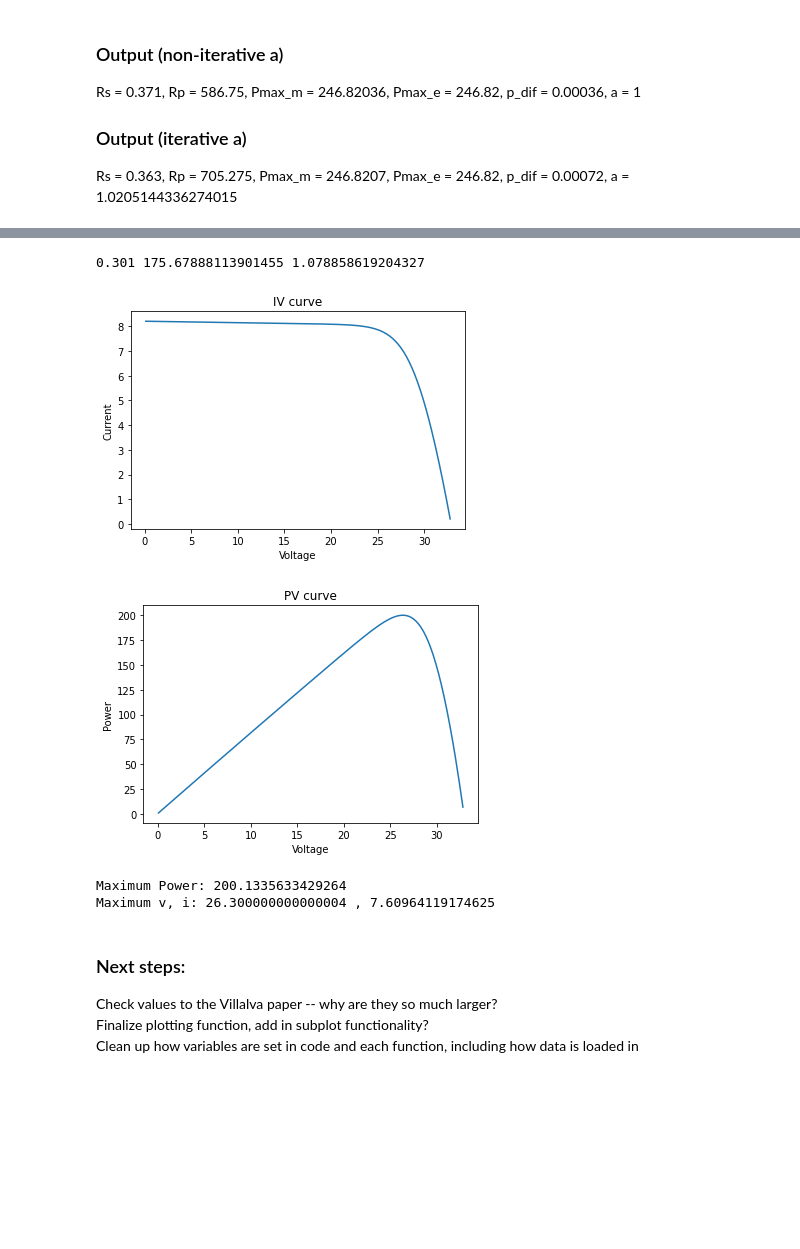
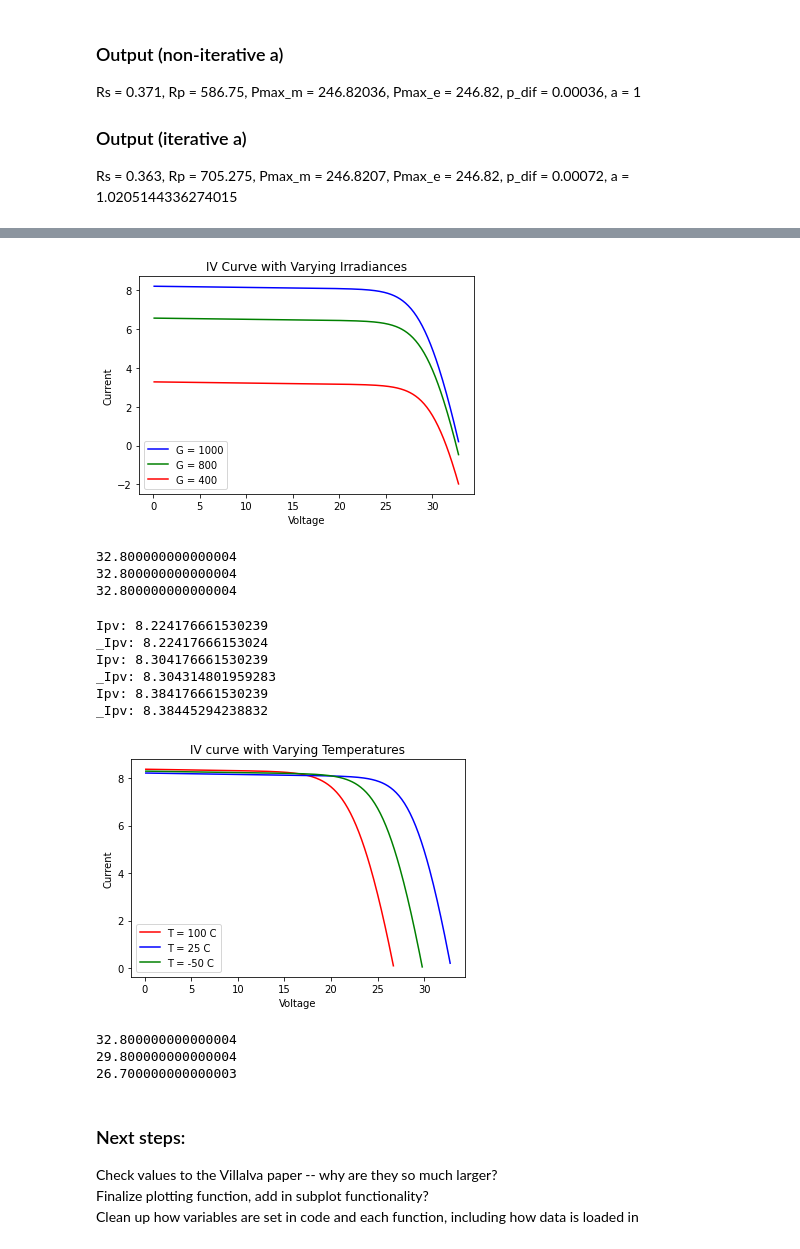
Before and after one commit to margot03/InSIGHT, a Jupyter notebook: Resistor_iteration.ipynb, the cells around one changed output, grey strips where cells are left out. Drawn from its saved outputs; the diff is of its cells as text; code cells hidden in the pictures; blank space fills up the shorter version.

Commit message:
perf: Fixed temperatures! And added demo file

```diff
--- a/Resistor_iteration.ipynb
+++ b/Resistor_iteration.ipynb
@@ -102,27 +128,64 @@ Rs = 0.363, Rp = 705.275, Pmax_m = 246.8207, Pmax_e = 246.82, p_dif = 0.00072, a
 # %%
 # utilize PvModel class to intialize model and plot IV and PV curves
 
-pv_mod = pv_model_class.PvModel(Iscn, Vocn, Imp, Vmp, Kv, Ki, Ns, Gn, Tn, Egap, 0.0001)
-Rs, Rp, a = pv_mod.find_resistors()
-print(Rs, Rp, a)
-v, i, P = pv_mod.power(Rs, Rp, a)
-
-pv_mod._plot(v, i, 'Voltage', 'Current', 'IV curve')
-pv_mod._plot(v, P, 'Voltage', 'Power', 'PV curve')
-P_max = np.argmax(P)
-print('Maximum Power:', P[P_max])
-print('Maximum v, i:', v[P_max],",",i[P_max])
+G = Gn
+pv_mod_nom = pv_model_class.PvModel(Iscn, Vocn, Imp, Vmp, Kv, Ki, Ns, Gn, Gn, Tn, Tn, Egap, 0.0001)
+pv_mod_dif1 = pv_model_class.PvModel(Iscn, Vocn, Imp, Vmp, Kv, Ki, Ns, Gn, 800, Tn, Tn, Egap, 0.0001)
+pv_mod_dif2 = pv_model_class.PvModel(Iscn, Vocn, Imp, Vmp, Kv, Ki, Ns, Gn, 400, Tn, Tn, Egap, 0.0001)
+Rs, Rp, a = pv_mod_nom.find_resistors()
+v_n, i_n, P_n = pv_mod_nom.power(Rs, Rp, a)
+v_d1, i_d1, P_d1 = pv_mod_dif1.power(Rs, Rp, a)
+v_d2, i_d2, P_d2 = pv_mod_dif2.power(Rs, Rp, a)
-# %% [output]
-0.301 175.67888113901455 1.078858619204327
-[figure, removed]
-[figure, removed]
-Maximum Power: 200.1335633429264
-Maximum v, i: 26.300000000000004 , 7.60964119174625
 # %%
 # plot IV curve
-fig1 = plt.figure(1)
-plt.plot(v, i)
+plt.plot(v_n, i_n, 'b', label='G = 1000')
+plt.plot(v_d1, i_d1, 'g', label='G = 800')
+plt.plot(v_d2, i_d2, 'r', label='G = 400')
 plt.xlabel('Voltage')
 plt.ylabel('Current')
-plt.title('IV curve')
+plt.title('IV Curve with Varying Irradiances')
+plt.legend()
 plt.show()
+
+print(v_n[len(v_n)-1])
+print(v_d1[len(v_d1)-1])
+print(v_d2[len(v_d2)-1])
+# %% [output]
+[figure, added]
+32.800000000000004
+32.800000000000004
+32.800000000000004
+# %%
+pv_mod_nom = pv_model_class.PvModel(Iscn, Vocn, Imp, Vmp, Kv, Ki, Ns, Gn, Gn, Tn, Tn, Egap, 0.0001)
+pv_mod_dif1 = pv_model_class.PvModel(Iscn, Vocn, Imp, Vmp, Kv, Ki, Ns, Gn, Gn, Tn, 50 + 273.15, Egap, 0.0001)
+pv_mod_dif2 = pv_model_class.PvModel(Iscn, Vocn, Imp, Vmp, Kv, Ki, Ns, Gn, Gn, Tn, 75 + 273.15, Egap, 0.0001)
+Rs, Rp, a = pv_mod_nom.find_resistors()
+v_n, i_n, P_n = pv_mod_nom.power(Rs, Rp, a)
+v_d1, i_d1, P_d1 = pv_mod_dif1.power(Rs, Rp, a)
+v_d2, i_d2, P_d2 = pv_mod_dif2.power(Rs, Rp, a)
+# %% [output]
+Ipv: 8.224176661530239
+_Ipv: 8.22417666153024
+Ipv: 8.304176661530239
+_Ipv: 8.304314801959283
+Ipv: 8.384176661530239
+_Ipv: 8.38445294238832
+# %%
+# plot IV curve
+plt.plot(v_d2, i_d2, 'r', label='T = 100 C')
+plt.plot(v_n, i_n, 'b', label='T = 25 C')
+plt.plot(v_d1, i_d1, 'g', label='T = -50 C')
+plt.xlabel('Voltage')
+plt.ylabel('Current')
+plt.title('IV curve with Varying Temperatures')
+plt.legend()
+plt.show()
+
+print(v_n[len(v_n)-1])
+print(v_d1[len(v_d1)-1])
+print(v_d2[len(v_d2)-1])
+# %% [output]
+[figure, added]
+32.800000000000004
+29.800000000000004
+26.700000000000003
```
Also changed, not shown: parts of 5 cells of this notebook, 2 other files.
